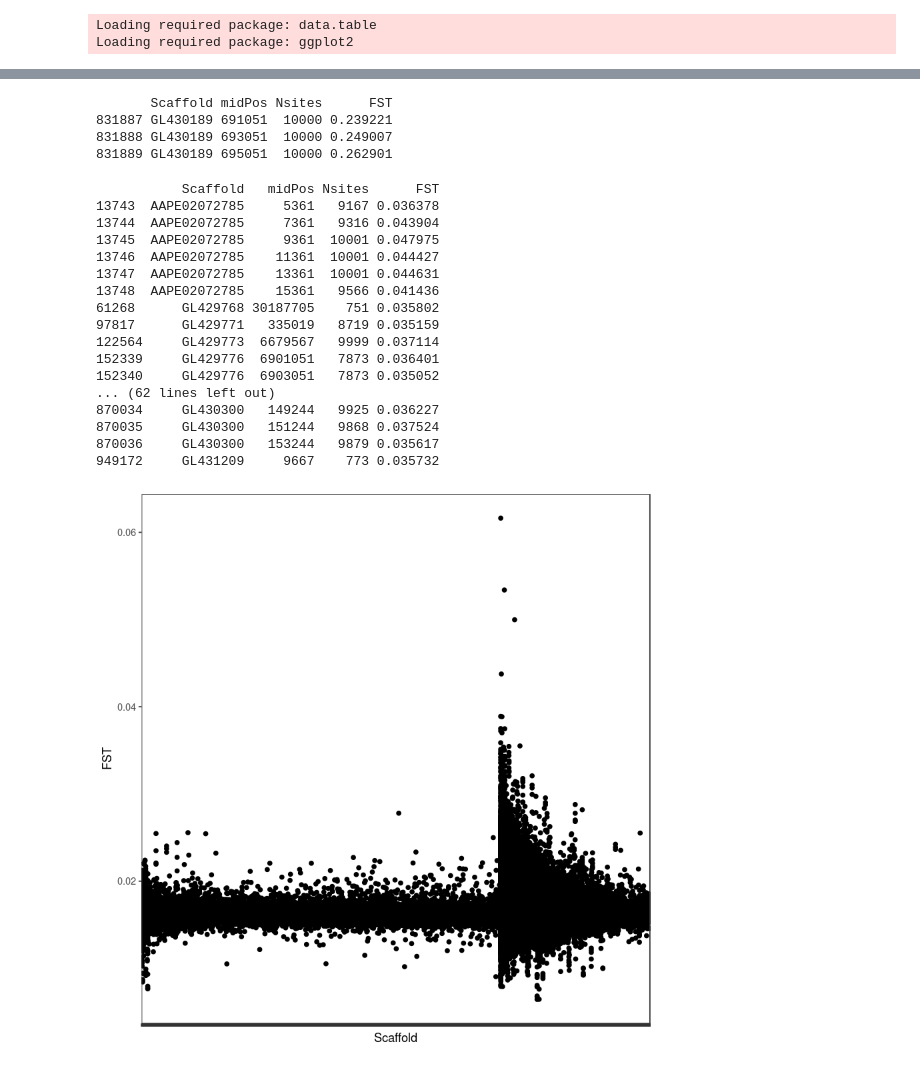
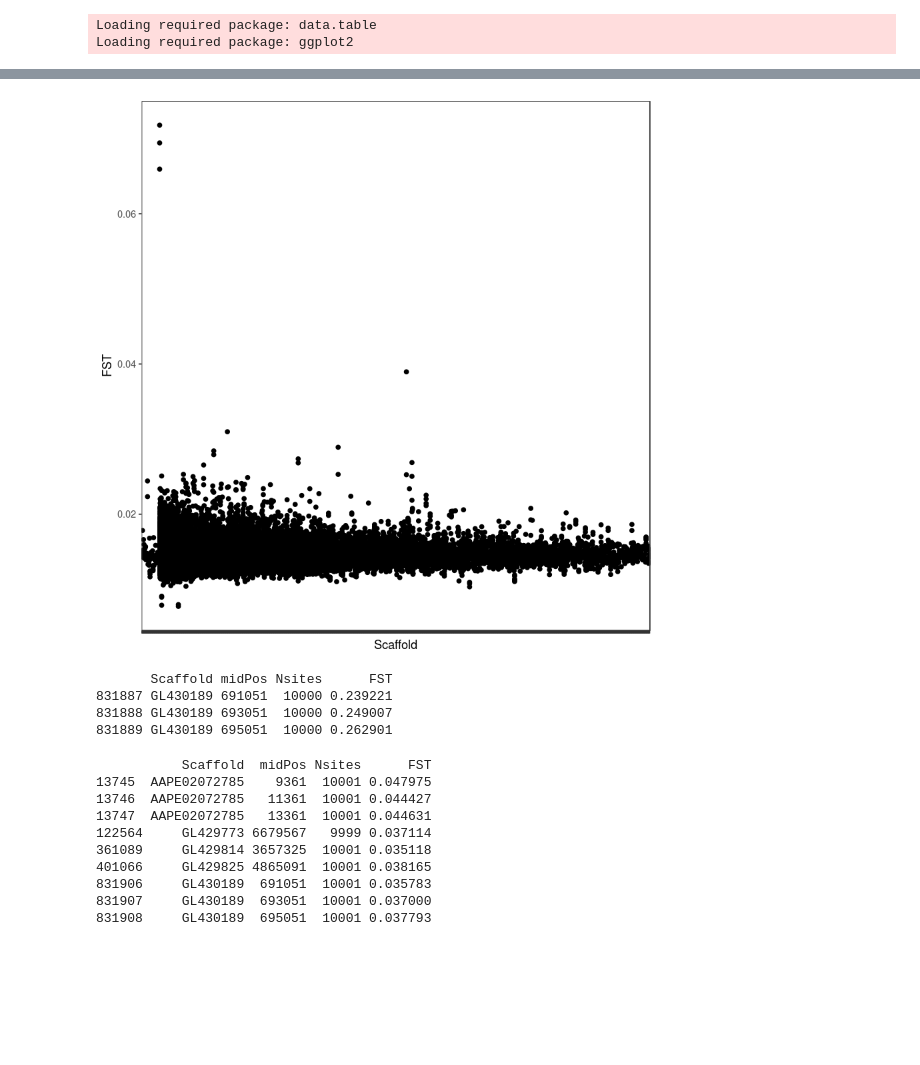
Before and after one commit to sagw/WNS_WGS, a Jupyter notebook: All_FST_plots.ipynb, the cells around one changed output, grey strips where cells are left out. Drawn from its saved outputs; the diff is of its cells as text; code cells hidden in the pictures; blank space fills up the shorter version.

```diff
--- a/All_FST_plots.ipynb
+++ b/All_FST_plots.ipynb
@@ -89,3 +118,10 @@ plotdb
+# %%
+plotvtf=ggplot(data=VTfull, aes(x=Scaffold, y=FST))+
+  geom_point(data=VTfull)+ theme_bw()+theme(axis.text.x=element_blank(), panel.grid.minor = element_blank(), panel.grid.major = element_blank())
+# %%
+plotvtf
+# %% [output]
+[figure, added]
 # %%
 NJDhigh=NJDfull[NJDfull$FST>0.22,]
 print(NJDhigh)
@@ -95,23 +131,16 @@ print(NJDhigh)
 831888 GL430189 693051  10000 0.249007
 831889 GL430189 695051  10000 0.262901
 # %%
-NJhigh=NJ[NJ$FST>.035,]
+NJhigh=NJfull[NJfull$FST>.035,]
 print(NJhigh)
 # %% [output]
-           Scaffold   midPos Nsites      FST
-13743  AAPE02072785     5361   9167 0.036378
-13744  AAPE02072785     7361   9316 0.043904
-13745  AAPE02072785     9361  10001 0.047975
-13746  AAPE02072785    11361  10001 0.044427
-13747  AAPE02072785    13361  10001 0.044631
-13748  AAPE02072785    15361   9566 0.041436
-61268      GL429768 30187705    751 0.035802
-97817      GL429771   335019   8719 0.035159
-122564     GL429773  6679567   9999 0.037114
-152339     GL429776  6901051   7873 0.036401
-152340     GL429776  6903051   7873 0.035052
-... (62 lines left out)
-870034     GL430300   149244   9925 0.036227
-870035     GL430300   151244   9868 0.037524
-870036     GL430300   153244   9879 0.035617
-949172     GL431209     9667    773 0.035732
+           Scaffold  midPos Nsites      FST
+13745  AAPE02072785    9361  10001 0.047975
+13746  AAPE02072785   11361  10001 0.044427
+13747  AAPE02072785   13361  10001 0.044631
+122564     GL429773 6679567   9999 0.037114
+361089     GL429814 3657325  10001 0.035118
+401066     GL429825 4865091  10001 0.038165
+831906     GL430189  691051  10001 0.035783
+831907     GL430189  693051  10001 0.037000
+831908     GL430189  695051  10001 0.037793
@@ -122,4 +146,0 @@ plot2=ggplot(data=NY, aes(x=Scaffold, y=FST))+
-# %%
-plot2
-# %% [output]
-[figure, removed]
```
Also changed, not shown: parts of 116 cells of this notebook, 4 other files.
